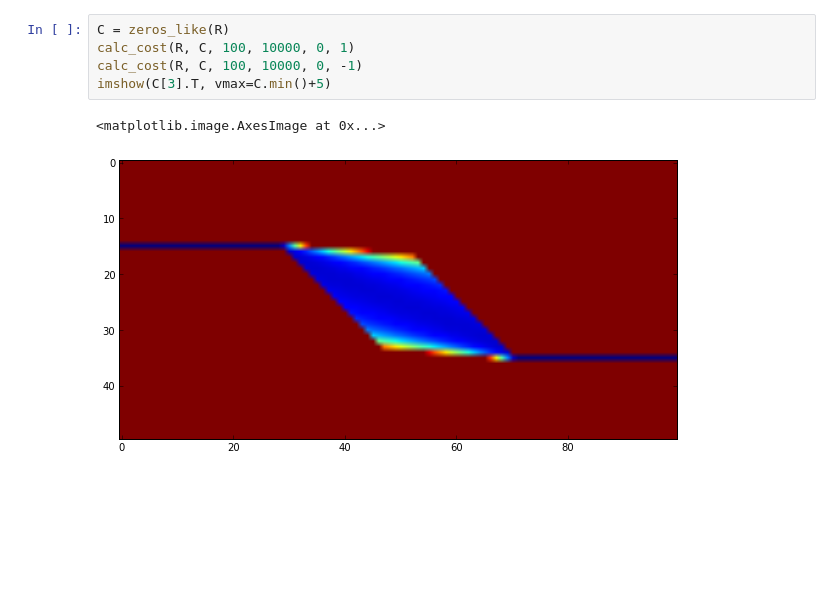
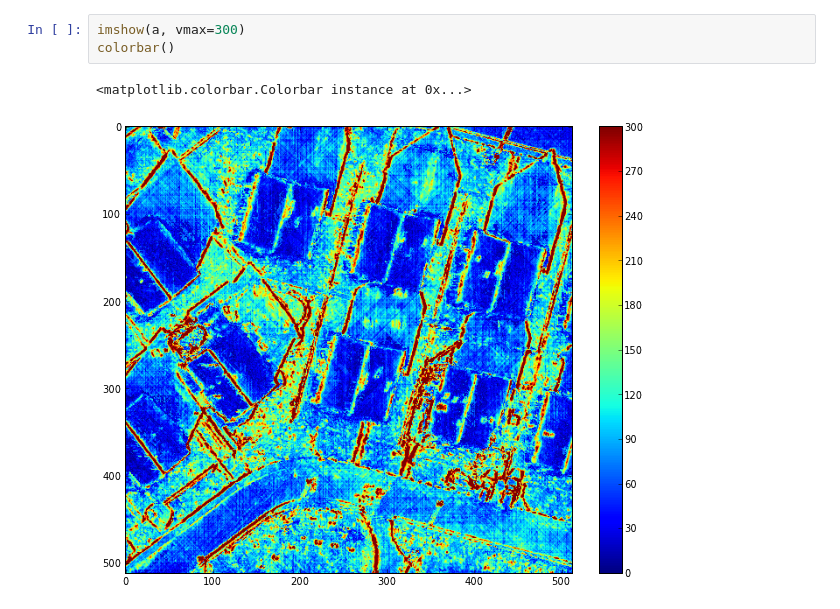
Before and after one commit to znah/notebooks, a Jupyter notebook: cost_volume.ipynb, the cells around one changed output. Saved outputs shown, nothing was run; the diff lists cells and outputs as text; blank space fills up the shorter version.

```diff
--- a/cost_volume.ipynb
+++ b/cost_volume.ipynb
@@ -90,8 +93,6 @@ imshow(R[3].T)
-# %%
-C = zeros_like(R)
-calc_cost(R, C, 100, 10000, 0, 1)
-calc_cost(R, C, 100, 10000, 0, -1)
-imshow(C[3].T, vmax=C.min()+5)
-# %% [output]
-<matplotlib.image.AxesImage at 0x...>
-[figure, removed]
+# %%
+imshow(a, vmax=300)
+colorbar()
+# %% [output]
+<matplotlib.colorbar.Colorbar instance at 0x...>
+[figure, added]
```
Also changed, not shown: parts of 10 cells of this notebook, 2 other files.
